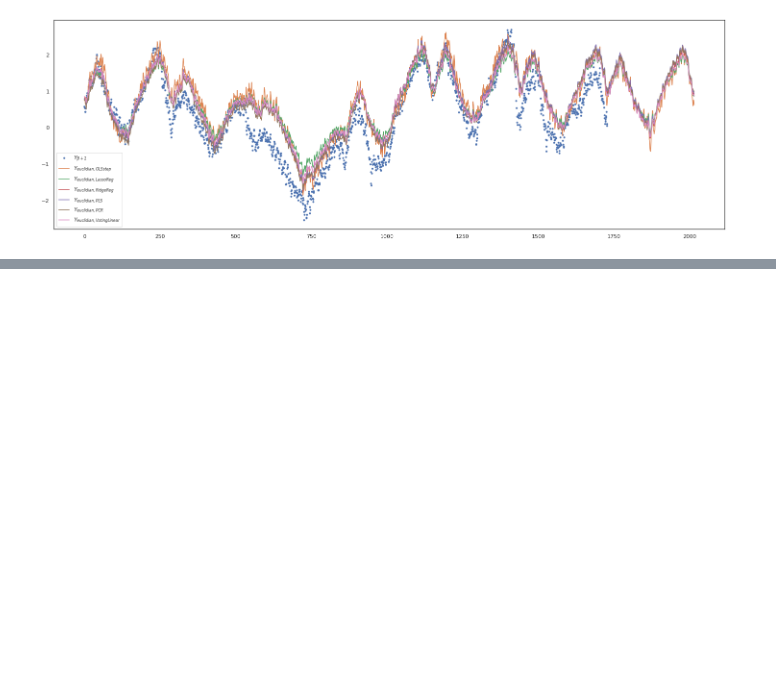
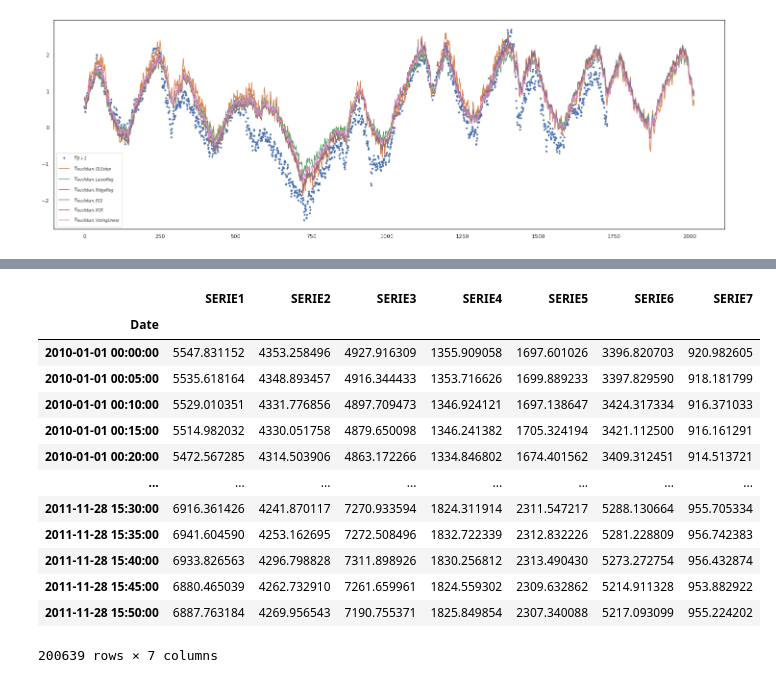
Before and after one commit to urieliram/statistical, a Jupyter notebook: Analog2.ipynb, the cells around one changed output, grey strips where cells are left out. Drawn from its saved outputs; the diff is of its cells as text; code cells hidden in the pictures; blank space fills up the shorter version.

```diff
--- a/Analog2.ipynb
+++ b/Analog2.ipynb
@@ -696,0 +644,11 @@ euclidian VotingEnsemble
+# %%
+#https://drive.google.com/drive/folders/1Gj3XK9kM-lE18uBMe3qrZOGEm8yAI8i9
+#https://www.codegrepper.com/code-examples/python/how+to+read+csv+file+from+google+drive+on+google+colab+
+path = 'https://drive.google.com/uc?export=download&id='
+URL  = 'https://drive.google.com/file/d/1057_dPk6rIZgXVku8kmZjq3m8WQNkJZb/view?usp=sharing'
+df = pd.read_csv(path+URL.split('/')[-2],usecols=[0,1,2,3,4,5,6,7],names=['Date','SERIE1','SERIE2','SERIE3','SERIE4','SERIE5','SERIE6','SERIE7'],
+                 dtype={'Date':str,'SERIE1':float,'SERIE2':float,'SERIE3':float,'SERIE4':float,'SERIE5':float,'SERIE6':float,'SERIE7':float}) #names=['CLVUNI','TYPE','NODE'], usecols=[1,2,3,4,5,6,]
+df.dropna(inplace=True)
+# %%
+df['Date'] = pd.to_datetime(df['Date'],format= '%d-%m-%Y %H:%M' ) #.dt.date https://pandas.pydata.org/docs/reference/api/pandas.Series.dt.date.html
+df = df.set_index('Date')
@@ -696,0 +676,18 @@ euclidian VotingEnsemble
+# %%
+df_5 = df.resample('5T').mean()
+df_5
+# %% [output]
+|  | SERIE1 | SERIE2 | SERIE3 | SERIE4 | SERIE5 | SERIE6 | SERIE7 |
+| Date |  |  |  |  |  |  |  |
+| 2010-01-01 00:00:00 | 5547.831152 | 4353.258496 | 4927.916309 | 1355.909058 | 1697.601026 | 3396.820703 | 920.982605 |
+| 2010-01-01 00:05:00 | 5535.618164 | 4348.893457 | 4916.344433 | 1353.716626 | 1699.889233 | 3397.829590 | 918.181799 |
+| 2010-01-01 00:10:00 | 5529.010351 | 4331.776856 | 4897.709473 | 1346.924121 | 1697.138647 | 3424.317334 | 916.371033 |
+| 2010-01-01 00:15:00 | 5514.982032 | 4330.051758 | 4879.650098 | 1346.241382 | 1705.324194 | 3421.112500 | 916.161291 |
+| 2010-01-01 00:20:00 | 5472.567285 | 4314.503906 | 4863.172266 | 1334.846802 | 1674.401562 | 3409.312451 | 914.513721 |
+| ... | ... | ... | ... | ... | ... | ... | ... |
+| 2011-11-28 15:30:00 | 6916.361426 | 4241.870117 | 7270.933594 | 1824.311914 | 2311.547217 | 5288.130664 | 955.705334 |
+| 2011-11-28 15:35:00 | 6941.604590 | 4253.162695 | 7272.508496 | 1832.722339 | 2312.832226 | 5281.228809 | 956.742383 |
+| 2011-11-28 15:40:00 | 6933.826563 | 4296.798828 | 7311.898926 | 1830.256812 | 2313.490430 | 5273.272754 | 956.432874 |
+| 2011-11-28 15:45:00 | 6880.465039 | 4262.732910 | 7261.659961 | 1824.559302 | 2309.632862 | 5214.911328 | 953.882922 |
+| 2011-11-28 15:50:00 | 6887.763184 | 4269.956543 | 7190.755371 | 1825.849854 | 2307.340088 | 5217.093099 | 955.224202 |
+200639 rows × 7 columns
```
Also changed, not shown: parts of 20 cells of this notebook.
